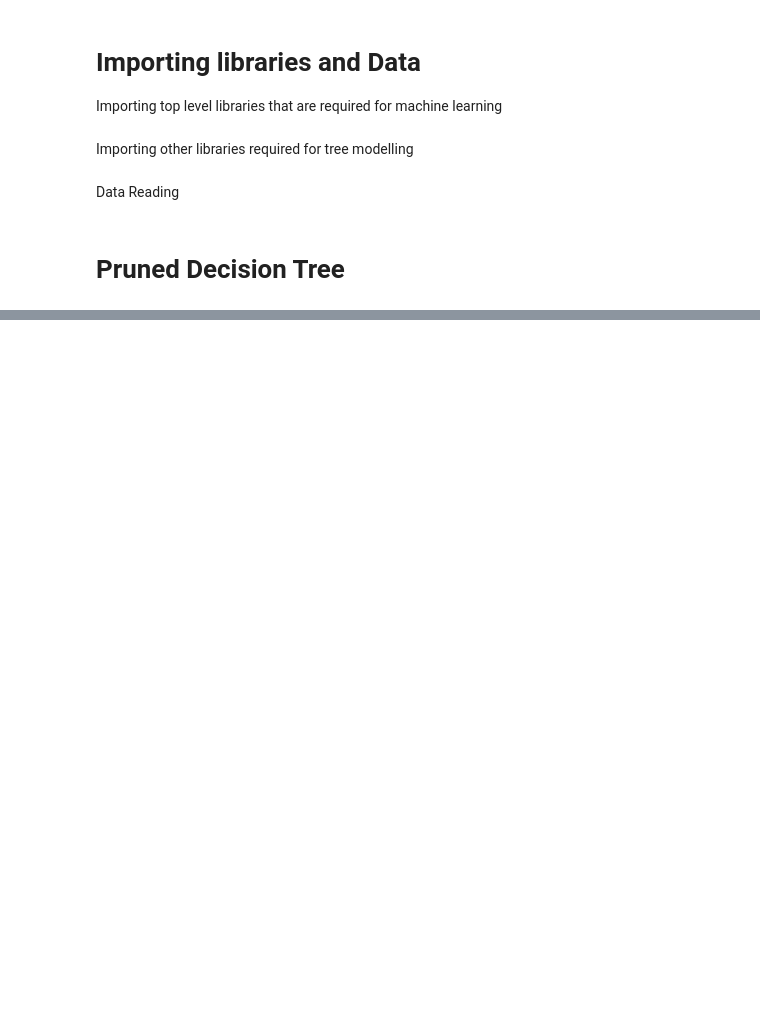
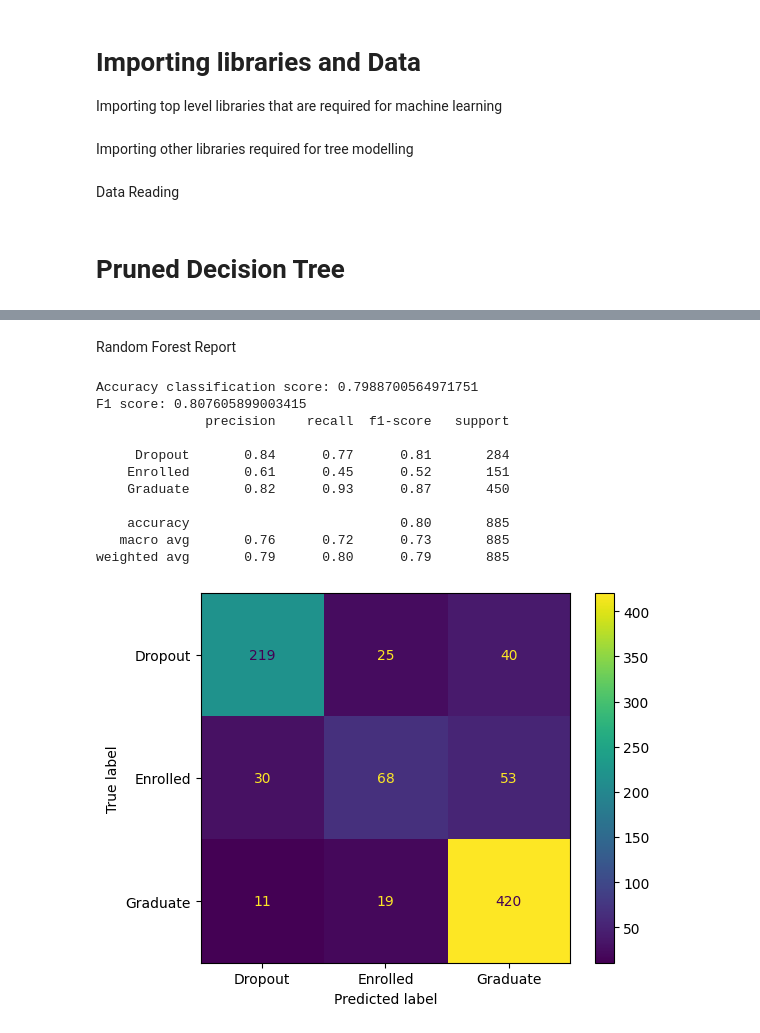
Before and after one commit to Tohtoroo/MLDropout, a Jupyter notebook: main/Trees_training.ipynb, the cells around one changed output, grey strips where cells are left out. Cells and saved outputs as stored; diff of their text form; code cells hidden in the pictures; blank space fills up the shorter version.

```diff
--- a/main/Trees_training.ipynb
+++ b/main/Trees_training.ipynb
@@ -43,0 +110,4 @@ X_test = pd.read_csv("../data/X_test.csv")
+# %%
+from math import sqrt
+random_forest = RF(max_features = int(sqrt(X_train.shape[1])),n_estimators = 5000)
+random_forest.fit(X_train,Y_train)
@@ -43,0 +186,17 @@ X_test = pd.read_csv("../data/X_test.csv")
+# %% [markdown]
+Random Forest Report
+# %%
+RF_accuracy, RF_f1, RF_full_report, RF_cm = evaluate_classification_method(random_forest)
+# %% [output]
+Accuracy classification score: 0.7988700564971751
+F1 score: 0.807605899003415
+              precision    recall  f1-score   support
+
+     Dropout       0.84      0.77      0.81       284
+    Enrolled       0.61      0.45      0.52       151
+    Graduate       0.82      0.93      0.87       450
+
+    accuracy                           0.80       885
+   macro avg       0.76      0.72      0.73       885
+weighted avg       0.79      0.80      0.79       885
+[figure, added]
```
Also changed, not shown: parts of 28 cells of this notebook, 1 other file.
